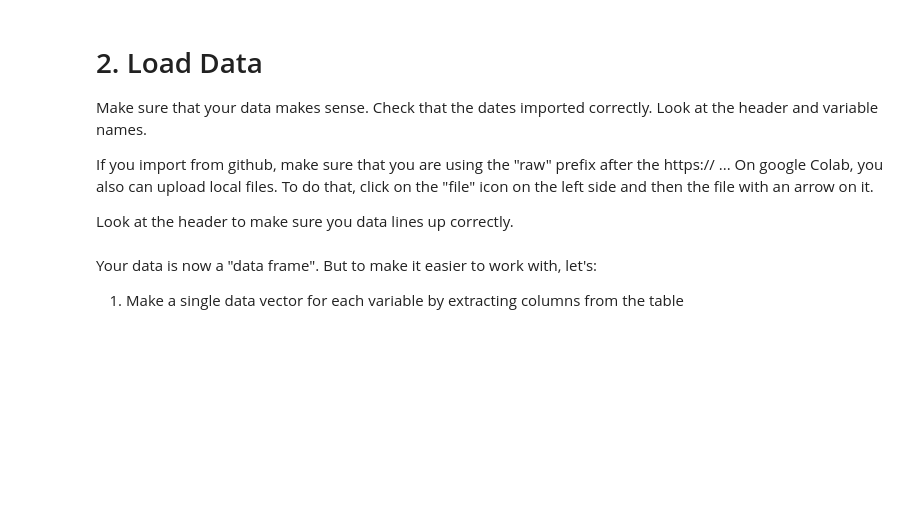
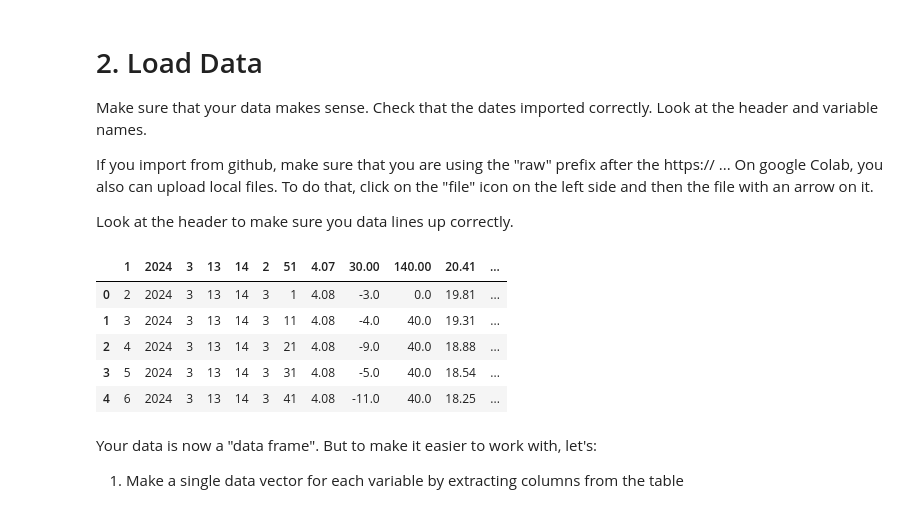
Before and after one commit to nattycep/Geosensing_2024, a Jupyter notebook: DataVis_Python_2024.ipynb, the cells around one changed output. Cells and saved outputs as stored; diff of their text form; code cells hidden in the pictures; blank space fills up the shorter version.

```diff
--- a/DataVis_Python_2024.ipynb
+++ b/DataVis_Python_2024.ipynb
@@ -44,10 +47,19 @@ On google Colab, you also can upload local files.  To do that, click on the "fil
 
 Look at the header to make sure you data lines up correctly.
 # %%
-temp = pd.read_csv('https://raw.githubusercontent.com/nattycep/FIL_Geosensing/main/temp.csv')
+#temp = pd.read_csv('https://raw.githubusercontent.com/nattycep/FIL_Geosensing/main/temp.csv')
+temp = pd.read_csv('https://raw.githubusercontent.com/nattycep/Geosensing_2024/main/testdata.csv')
+
 temp.head()
 
 # in this data file -> each component of date was its own column, so it imported as an interger.  We need to convert it to date.
+# %% [output]
+|  | 1 | 2024 | 3 | 13 | 14 | 2 | 51 | 4.07 | 30.00 | 140.00 | 20.41 | ... |
+| 0 | 2 | 2024 | 3 | 13 | 14 | 3 | 1 | 4.08 | -3.0 | 0.0 | 19.81 | ... |
+| 1 | 3 | 2024 | 3 | 13 | 14 | 3 | 11 | 4.08 | -4.0 | 40.0 | 19.31 | ... |
+| 2 | 4 | 2024 | 3 | 13 | 14 | 3 | 21 | 4.08 | -9.0 | 40.0 | 18.88 | ... |
+| 3 | 5 | 2024 | 3 | 13 | 14 | 3 | 31 | 4.08 | -5.0 | 40.0 | 18.54 | ... |
+| 4 | 6 | 2024 | 3 | 13 | 14 | 3 | 41 | 4.08 | -11.0 | 40.0 | 18.25 | ... |
 # %% [markdown]
 Your data is now a "data frame".  But to make it easier to work with, let's:
 1. Make a single data vector for each variable by extracting columns from the table
```
Also changed, not shown: parts of 1 cell of this notebook.
